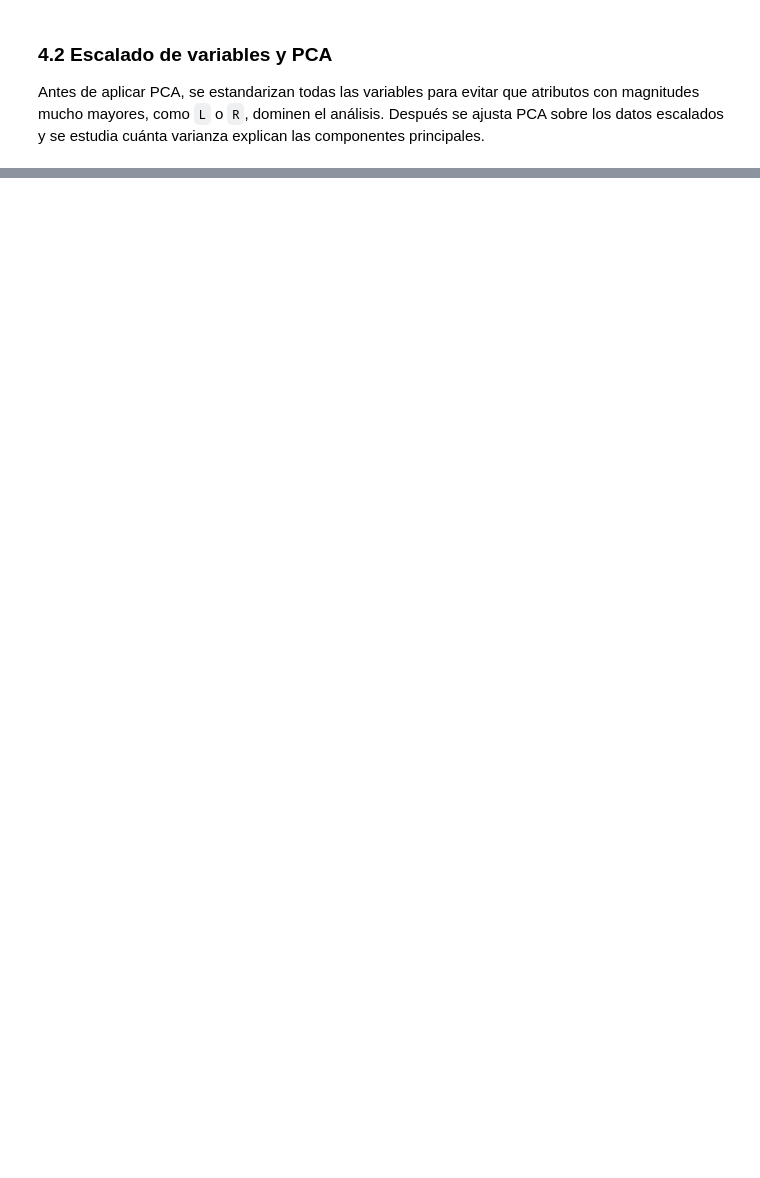
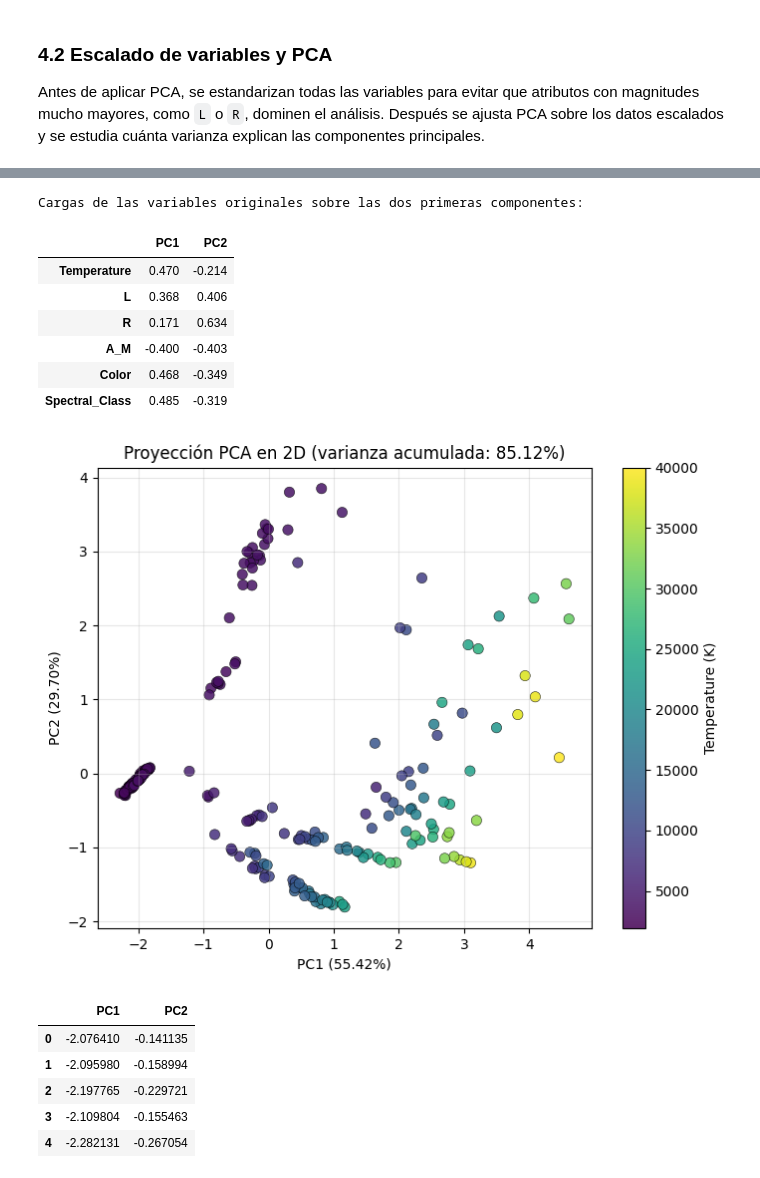
Before and after one commit to 100522401/p2_AA_100522396_100522401, a Jupyter notebook: notebooks/notebook.ipynb, the cells around one changed output, grey strips where cells are left out. Drawn from its saved outputs; the diff is of its cells as text; code cells hidden in the pictures; blank space fills up the shorter version.

```diff
--- a/notebooks/notebook.ipynb
+++ b/notebooks/notebook.ipynb
@@ -269,0 +408,51 @@ Antes de aplicar PCA, se estandarizan todas las variables para evitar que atribu
+# %%
+pca_2d = PCA(n_components=2)
+X_pca = pca_2d.fit_transform(X_scaled)
+df_pca = pd.DataFrame(X_pca, columns=['PC1', 'PC2'])
+
+loadings_df = pd.DataFrame(
+    pca_2d.components_.T,
+    index=feature_names,
+    columns=['PC1', 'PC2']
+)
+
+print('Cargas de las variables originales sobre las dos primeras componentes:')
+display(loadings_df.style.format('{:.3f}'))
+
+plt.figure(figsize=(8, 6))
+scatter = plt.scatter(
+    df_pca['PC1'],
+    df_pca['PC2'],
+    c=df_model['Temperature'],
+    cmap='viridis',
+    s=55,
+    edgecolor='black',
+    linewidth=0.4,
+    alpha=0.85
+)
+plt.title(
+    f'Proyección PCA en 2D (varianza acumulada: {pca_2d.explained_variance_ratio_.sum():.2%})'
+)
+plt.xlabel(f'PC1 ({pca_2d.explained_variance_ratio_[0]:.2%})')
+plt.ylabel(f'PC2 ({pca_2d.explained_variance_ratio_[1]:.2%})')
+plt.grid(alpha=0.3)
+plt.colorbar(scatter, label='Temperature (K)')
+plt.show()
+
+display(df_pca.head())
+# %% [output]
+Cargas de las variables originales sobre las dos primeras componentes:
+|  | PC1 | PC2 |
+| Temperature | 0.470 | -0.214 |
+| L | 0.368 | 0.406 |
+| R | 0.171 | 0.634 |
+| A_M | -0.400 | -0.403 |
+| Color | 0.468 | -0.349 |
+| Spectral_Class | 0.485 | -0.319 |
+[figure, added]
+|  | PC1 | PC2 |
+| 0 | -2.076410 | -0.141135 |
+| 1 | -2.095980 | -0.158994 |
+| 2 | -2.197765 | -0.229721 |
+| 3 | -2.109804 | -0.155463 |
+| 4 | -2.282131 | -0.267054 |
```
Also changed, not shown: parts of 4 cells of this notebook.
